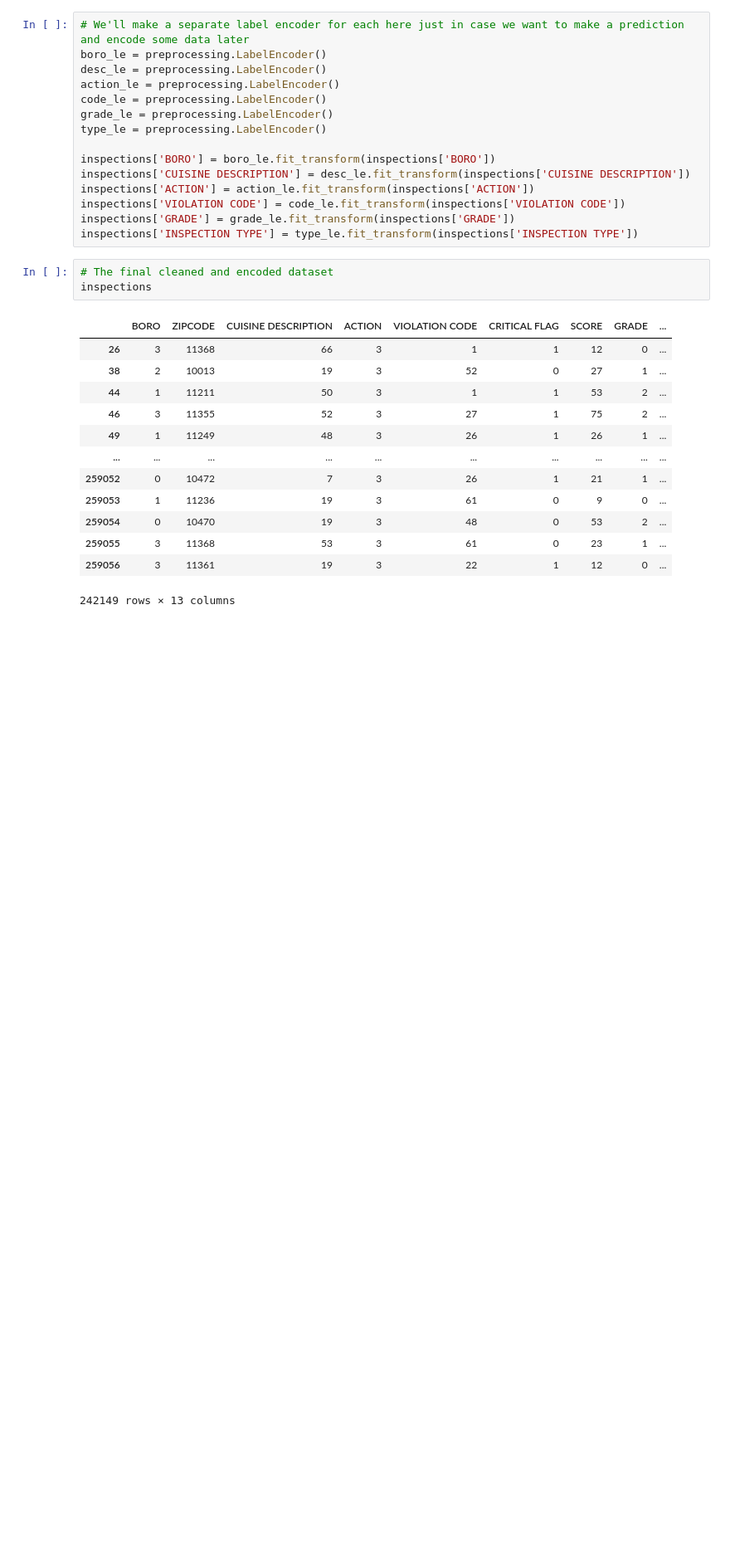
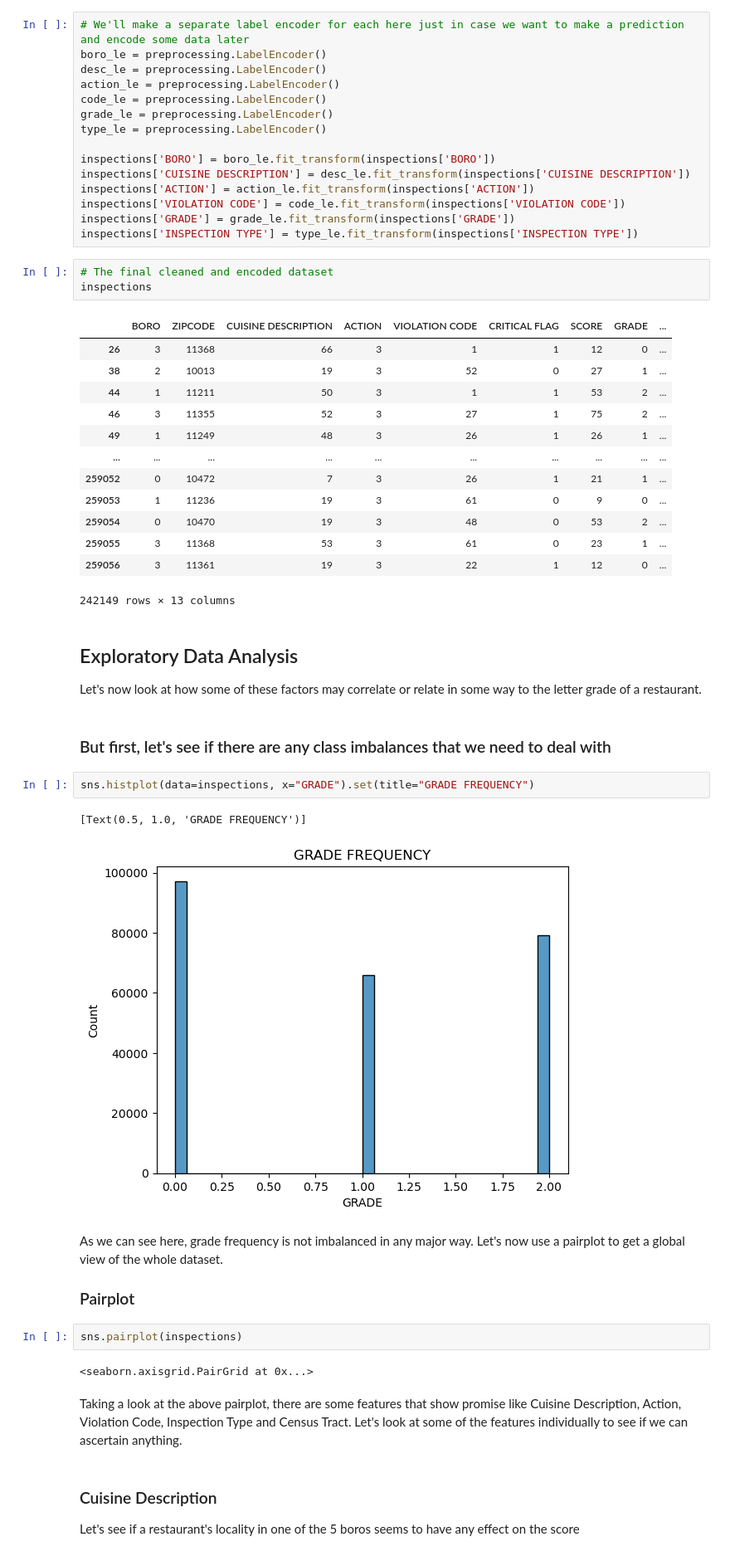
Before and after one commit to jackr276/Collision-Data-Classification, a Jupyter notebook: NYC-Restaurant-Inspections.ipynb, the cells around one changed output. Shown: that part at 83% size. Cells and saved outputs as stored; diff of their text form; blank space fills up the shorter version.

Commit message:
add data visualization

```diff
--- a/NYC-Restaurant-Inspections.ipynb
+++ b/NYC-Restaurant-Inspections.ipynb
@@ -463,3 +443,27 @@ inspections
 | 259055 | 3 | 11368 | 53 | 3 | 61 | 0 | 23 | 1 | ... |
 | 259056 | 3 | 11361 | 19 | 3 | 22 | 1 | 12 | 0 | ... |
 242149 rows × 13 columns
+# %% [markdown]
+## Exploratory Data Analysis
+
+Let's now look at how some of these factors may correlate or relate in some way to the letter grade of a restaurant.
+# %% [markdown]
+### But first, let's see if there are any class imbalances that we need to deal with
+# %%
+sns.histplot(data=inspections, x="GRADE").set(title="GRADE FREQUENCY")
+# %% [output]
+[Text(0.5, 1.0, 'GRADE FREQUENCY')]
+[figure, added]
+# %% [markdown]
+As we can see here, grade frequency is not imbalanced in any major way. Let's now use a pairplot to get a global view of the whole dataset.
+
+### Pairplot
+# %%
+sns.pairplot(inspections)
+# %% [output]
+<seaborn.axisgrid.PairGrid at 0x...>
+# %% [markdown]
+Taking a look at the above pairplot, there are some features that show promise like Cuisine Description, Action, Violation Code, Inspection Type and Census Tract. Let's look at some of the features individually to see if we can ascertain anything.
+# %% [markdown]
+### Cuisine Description
+Let's see if a restaurant's locality in one of the 5 boros seems to have any effect on the score
```
Also changed, not shown: parts of 3 cells of this notebook.
